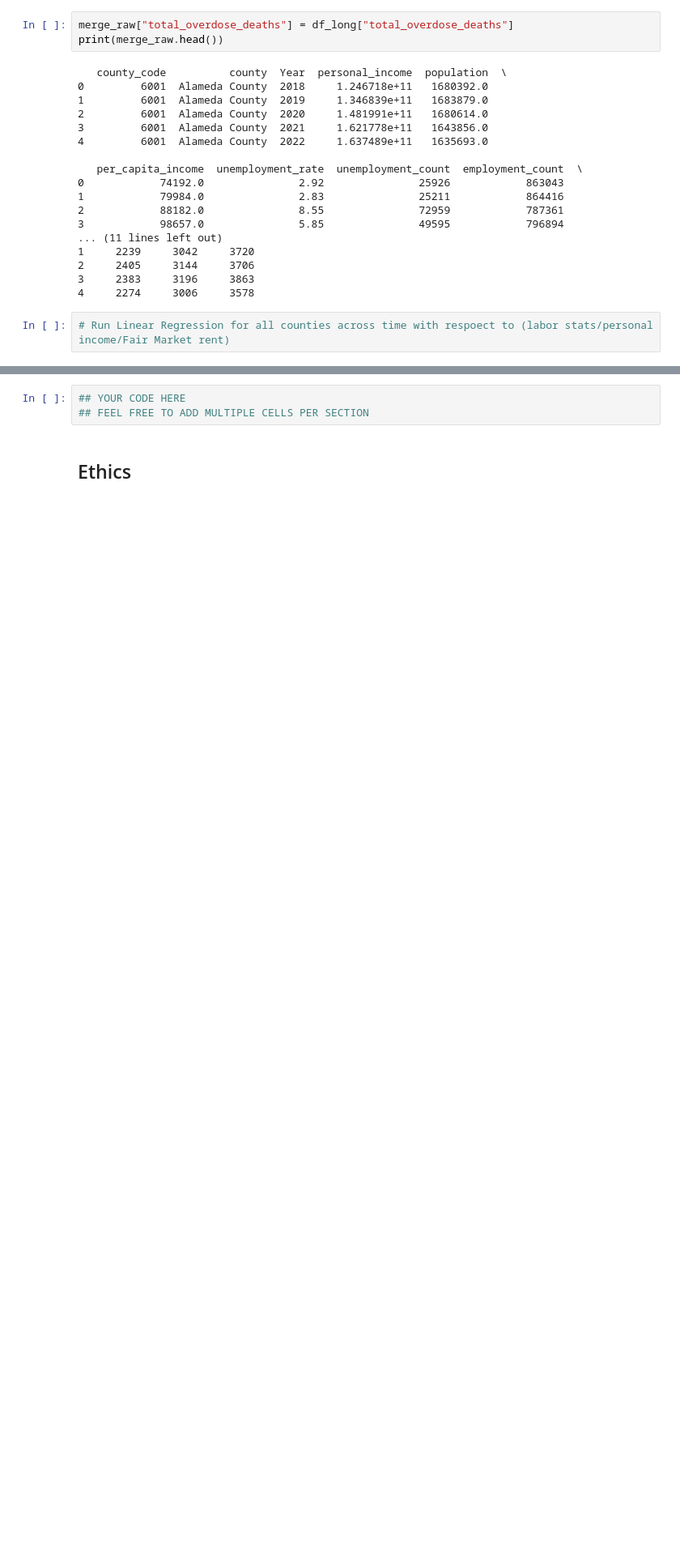
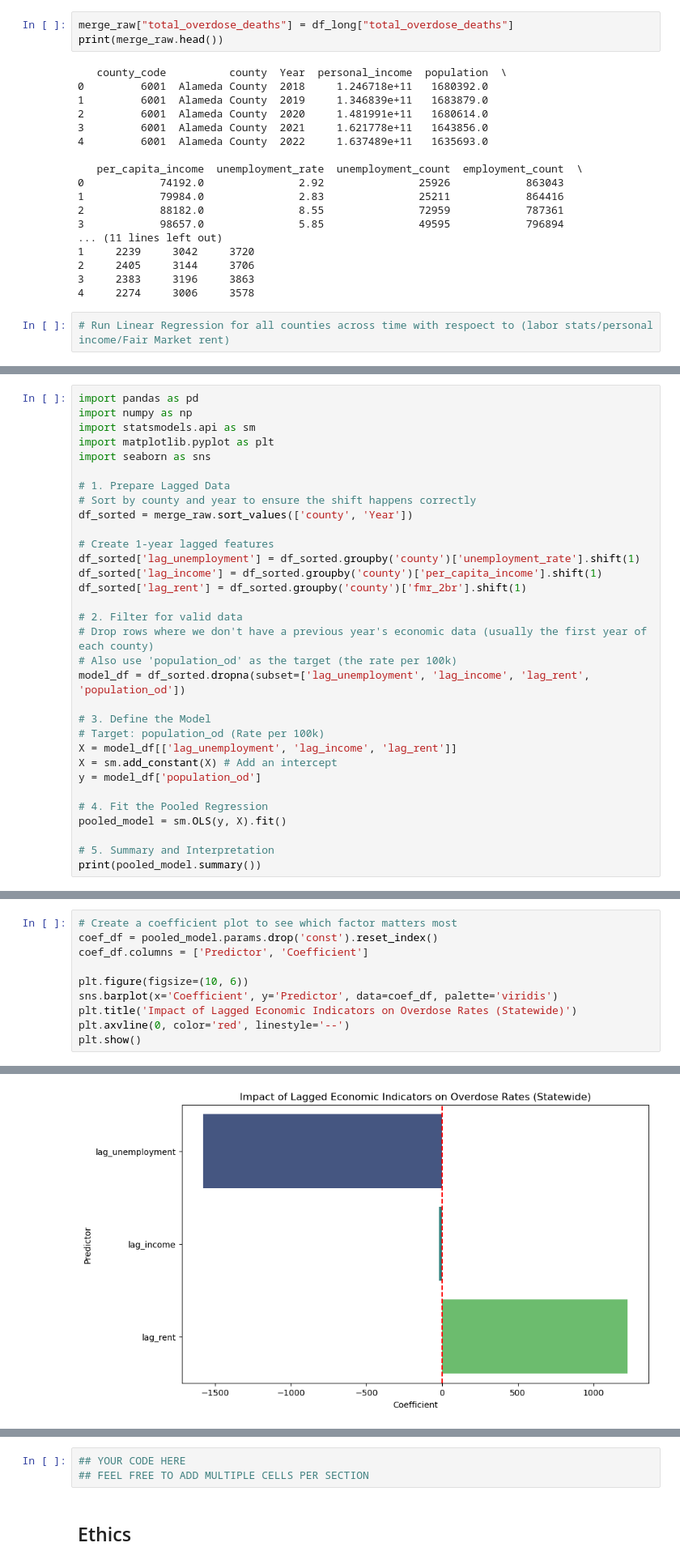
Before and after one commit to COGS108/Group078_WI26, a Jupyter notebook: 02-EDACheckpoint.ipynb, the cells around one changed output, grey strips where cells are left out. Shown at 81% size. Cells and saved outputs as stored; diff of their text form; blank space fills up the shorter version.

Commit message:
Add lagged regression analysis for Rent and Income

```diff
--- a/02-EDACheckpoint.ipynb
+++ b/02-EDACheckpoint.ipynb
@@ -884,0 +949,32 @@ Some more words and stuff.  Remember notebooks work best if you interleave the c
+# %%
+import pandas as pd
+import numpy as np
+import statsmodels.api as sm
+import matplotlib.pyplot as plt
+import seaborn as sns
+
+# 1. Prepare Lagged Data
+# Sort by county and year to ensure the shift happens correctly
+df_sorted = merge_raw.sort_values(['county', 'Year'])
+
+# Create 1-year lagged features
+df_sorted['lag_unemployment'] = df_sorted.groupby('county')['unemployment_rate'].shift(1)
+df_sorted['lag_income'] = df_sorted.groupby('county')['per_capita_income'].shift(1)
+df_sorted['lag_rent'] = df_sorted.groupby('county')['fmr_2br'].shift(1)
+
+# 2. Filter for valid data
+# Drop rows where we don't have a previous year's economic data (usually the first year of each county)
+# Also use 'population_od' as the target (the rate per 100k)
+model_df = df_sorted.dropna(subset=['lag_unemployment', 'lag_income', 'lag_rent', 'population_od'])
+
+# 3. Define the Model
+# Target: population_od (Rate per 100k)
+X = model_df[['lag_unemployment', 'lag_income', 'lag_rent']]
+X = sm.add_constant(X) # Add an intercept
+y = model_df['population_od']
+
+# 4. Fit the Pooled Regression
+pooled_model = sm.OLS(y, X).fit()
+
+# 5. Summary and Interpretation
+print(pooled_model.summary())
@@ -884,0 +999,11 @@ Some more words and stuff.  Remember notebooks work best if you interleave the c
+# %%
+# Create a coefficient plot to see which factor matters most
+coef_df = pooled_model.params.drop('const').reset_index()
+coef_df.columns = ['Predictor', 'Coefficient']
+
+plt.figure(figsize=(10, 6))
+sns.barplot(x='Coefficient', y='Predictor', data=coef_df, palette='viridis')
+plt.title('Impact of Lagged Economic Indicators on Overdose Rates (Statewide)')
+plt.axvline(0, color='red', linestyle='--')
+plt.show()
+# %% [output]
@@ -884,0 +1013 @@ Some more words and stuff.  Remember notebooks work best if you interleave the c
+[figure, added]
```
Also changed, not shown: parts of 14 cells of this notebook.
